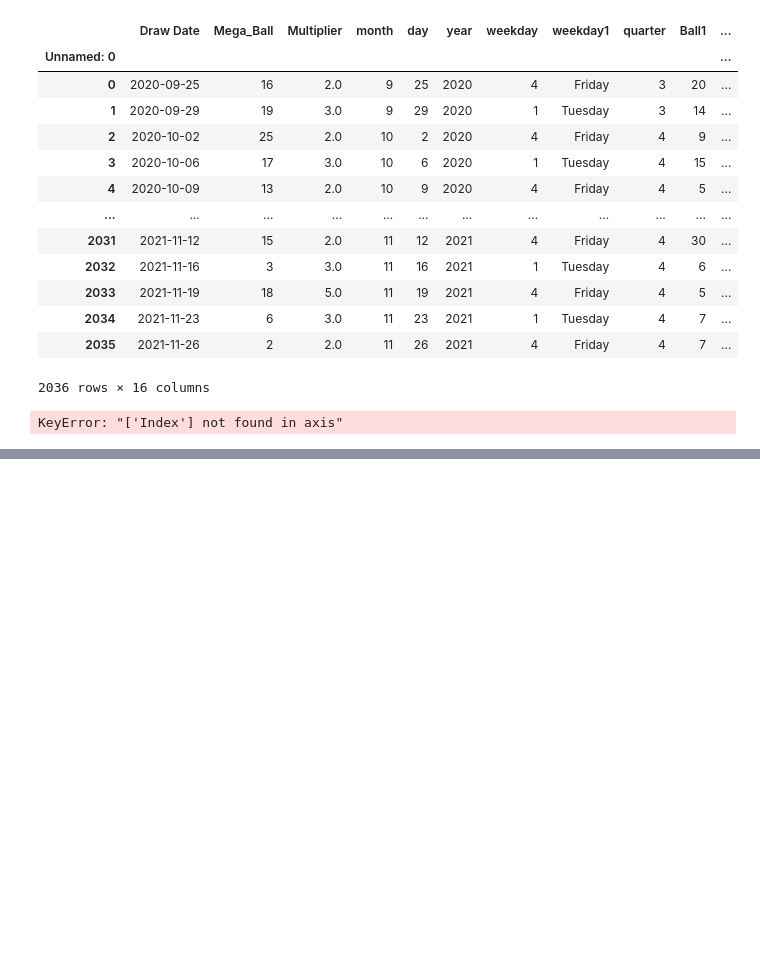
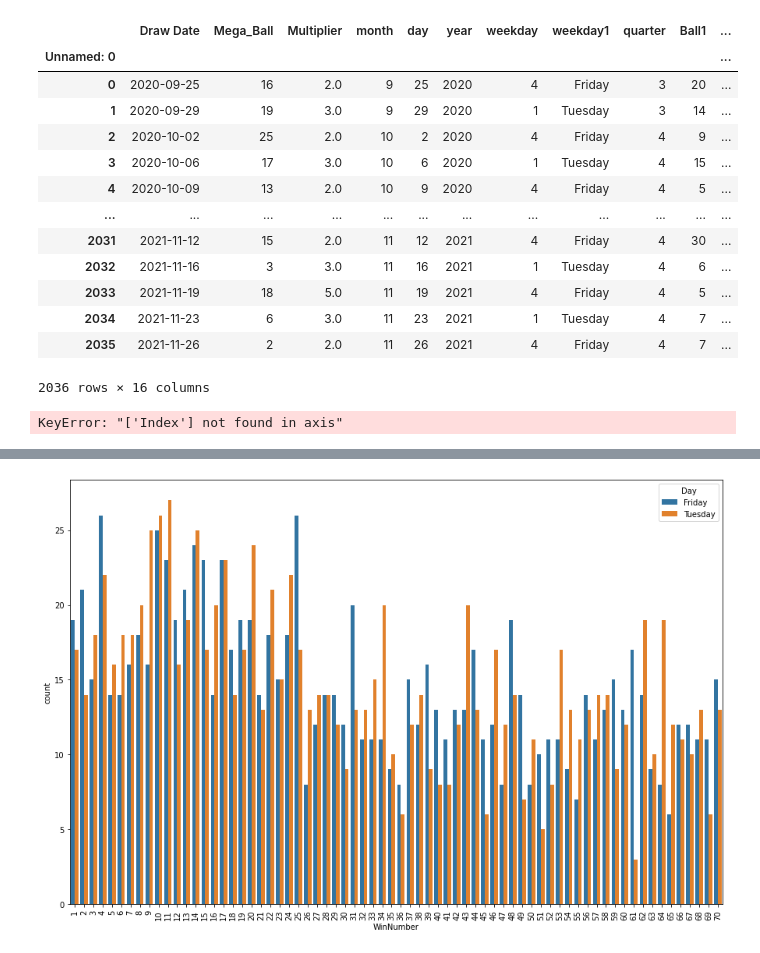
Before and after one commit to AlbiKovi/DSO110---Final-Group-Project, a Jupyter notebook: DSO110 - Final Group Project - Lottery.ipynb, the cells around one changed output, grey strips where cells are left out. Saved outputs shown, nothing was run; the diff lists cells and outputs as text; code cells hidden in the pictures; blank space fills up the shorter version.

```diff
--- a/DSO110 - Final Group Project - Lottery.ipynb
+++ b/DSO110 - Final Group Project - Lottery.ipynb
@@ -571,0 +634,3 @@ feature_importances.plot(kind='barh', figsize=(7,6))
+# %%
+df3 = Winning_Numbers['Draw Date']
+df4 = Winning_Numbers['Weekday1']
@@ -571,0 +639,8 @@ feature_importances.plot(kind='barh', figsize=(7,6))
+# %%
+merged = pd.merge(df3, df2,how='inner', left_index=True, right_index=True)
+merged.columns = ['Date','WinNumber']
+merged.reset_index(inplace=True)
+merged.head(20)
+merged2 = pd.merge(merged, df4,how='inner', left_index=True, right_index=True)
+merged2.columns = ['Index','Date','WinNumber','WeekdayEncoded']
+merged2.head()
@@ -571,0 +654,3 @@ feature_importances.plot(kind='barh', figsize=(7,6))
+# %%
+merged2[['Month','Day','Year']] =  merged2['Date'].str.split('/', expand=True)
+merged2.head()
@@ -571,0 +664,12 @@ feature_importances.plot(kind='barh', figsize=(7,6))
+# %%
+merged2['WinNumber'] = merged2['WinNumber'].astype(int)
+merged2['Year'] = merged2['Year'].astype(int)
+merged2['Day'] = merged2['Day'].astype(int)
+# %%
+plt.figure(figsize=(15,10))
+sns.countplot(x="WinNumber", hue="WeekdayEncoded", data=merged2)
+plt.legend(title='Day', loc='upper right', labels=['Friday', 'Tuesday'])
+plt.xticks(rotation = 'vertical')
+plt.show()
+# %% [output]
+[figure, added]
```
Also changed, not shown: parts of 13 cells of this notebook.
